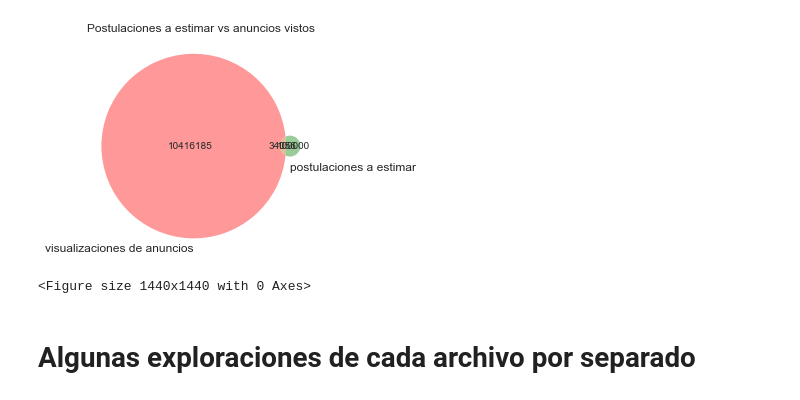
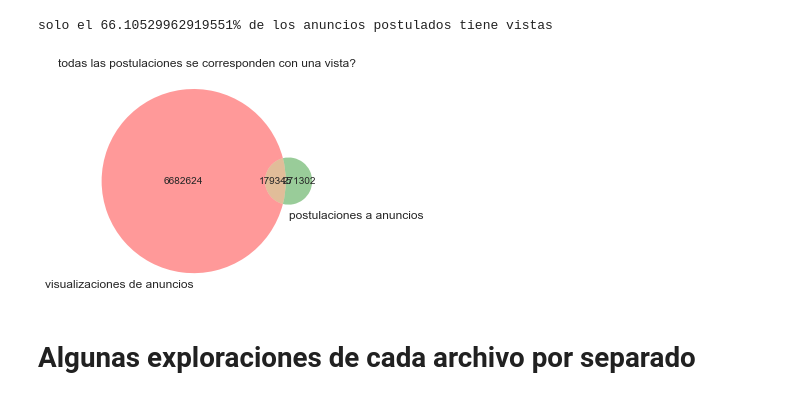
Before and after one commit to juanpcapurro/tp_datos, a Jupyter notebook: Exploracion.ipynb, the cells around one changed output. Drawn from its saved outputs; the diff is of its cells as text; code cells hidden in the pictures.

Commit message:
cambios en como se agregan/filtran vistas y postulaciones

```diff
--- a/Exploracion.ipynb
+++ b/Exploracion.ipynb
@@ -132,5 +154,5 @@ def leer_datos_predicciones():
     template_submit = pd.read_csv('datos/template_resultado.csv')
     return postulantes, avisos, vistas, template_submit
 # %%
-#postulantes, avisos_detalle, vistas, postulaciones = leer_datos_entrenamiento()
-postulantes, avisos_detalle, vistas, submit = leer_datos_predicciones()
+postulantes, avisos_detalle, vistas, postulaciones = leer_datos_entrenamiento()
+#postulantes, avisos_detalle, vistas, submit = leer_datos_predicciones()
@@ -148,17 +207,21 @@ del anuncios, usuarios, union
 # %%
 venn2(
     subsets=(
         vistas.drop_duplicates().shape[0],
-        submit.drop_duplicates().shape[0],
-        vistas.merge(submit, how='inner',on=['idpostulante','idaviso']).drop_duplicates(subset=['idpostulante','idaviso']).shape[0]
-    ), set_labels=('visualizaciones de anuncios','postulaciones a estimar')
+        postulaciones.drop_duplicates().shape[0],
+        postulaciones.merge(vistas, how='inner',on=['idpostulante','idaviso']).drop_duplicates(subset=['idpostulante','idaviso']).shape[0]
+    ), set_labels=('visualizaciones de anuncios','postulaciones a anuncios')
 )
-plt.title('Postulaciones a estimar vs anuncios vistos')
-plt.figure(figsize=(20,20))
+plt.title('todas las postulaciones se corresponden con una vista?')
+print(
+    "solo el {}% de los anuncios postulados tiene vistas".format(
+        100*postulaciones.merge(vistas, how='inner',on=['idpostulante','idaviso']).drop_duplicates(subset=['idpostulante','idaviso']).shape[0]/postulaciones.drop_duplicates().shape[0]
+    )
+)
 plt.show()
 # %% [output]
+solo el 66.10529962919551% de los anuncios postulados tiene vistas
-[figure, old version]
+[figure, new version]
-<Figure size 1440x1440 with 0 Axes>
 # %% [markdown]
 # Algunas exploraciones de cada archivo por separado
 # %%
```
Also changed, not shown: parts of 9 cells of this notebook, 2 other files.
